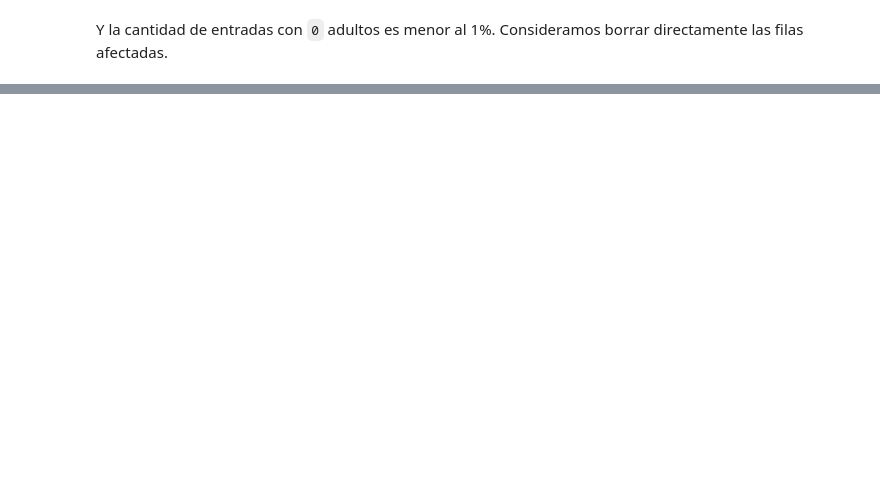
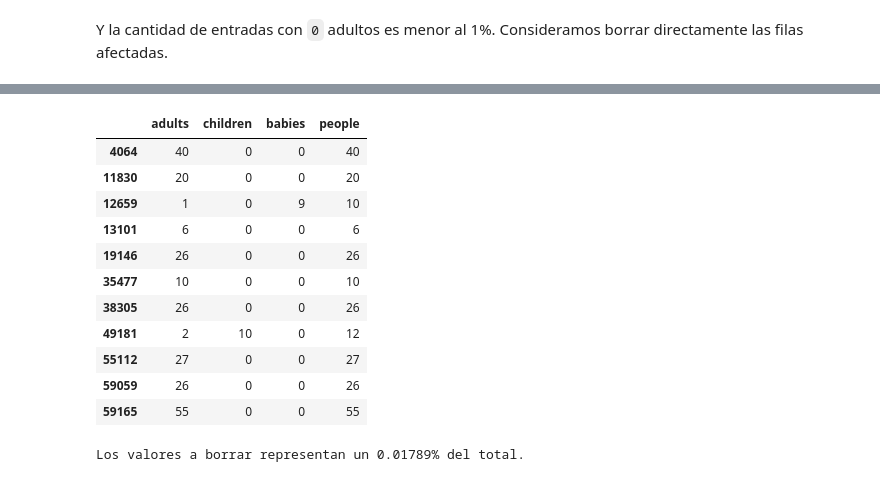
Before and after one commit to NLGS2907/7506R-2C2023-GRUPO03, a Jupyter notebook: TPs/TP1/7506R_TP1_GRUPO03_CHP1_ENTREGA.ipynb, the cells around one changed output, grey strips where cells are left out. Cells and saved outputs as stored; diff of their text form; code cells hidden in the pictures; blank space fills up the shorter version.

```diff
--- a/TPs/TP1/7506R_TP1_GRUPO03_CHP1_ENTREGA.ipynb
+++ b/TPs/TP1/7506R_TP1_GRUPO03_CHP1_ENTREGA.ipynb
@@ -398,0 +526,22 @@ for valor in valores_indeseados:
+# %%
+max_personas = 5
+
+demasiadas_personas = df_sanitizada[df_sanitizada["people"] > max_personas]
+display(demasiadas_personas[["adults", "children", "babies", "people"]])
+
+pc = demasiadas_personas["people"].value_counts().sum() / len(df_sanitizada.index) * 100
+print(f"Los valores a borrar representan un {pc:.5f}% del total.")
+# %% [output]
+|  | adults | children | babies | people |
+| 4064 | 40 | 0 | 0 | 40 |
+| 11830 | 20 | 0 | 0 | 20 |
+| 12659 | 1 | 0 | 9 | 10 |
+| 13101 | 6 | 0 | 0 | 6 |
+| 19146 | 26 | 0 | 0 | 26 |
+| 35477 | 10 | 0 | 0 | 10 |
+| 38305 | 26 | 0 | 0 | 26 |
+| 49181 | 2 | 10 | 0 | 12 |
+| 55112 | 27 | 0 | 0 | 27 |
+| 59059 | 26 | 0 | 0 | 26 |
+| 59165 | 55 | 0 | 0 | 55 |
+Los valores a borrar representan un 0.01789% del total.
```
Also changed, not shown: parts of 37 cells of this notebook, 1 other file.
